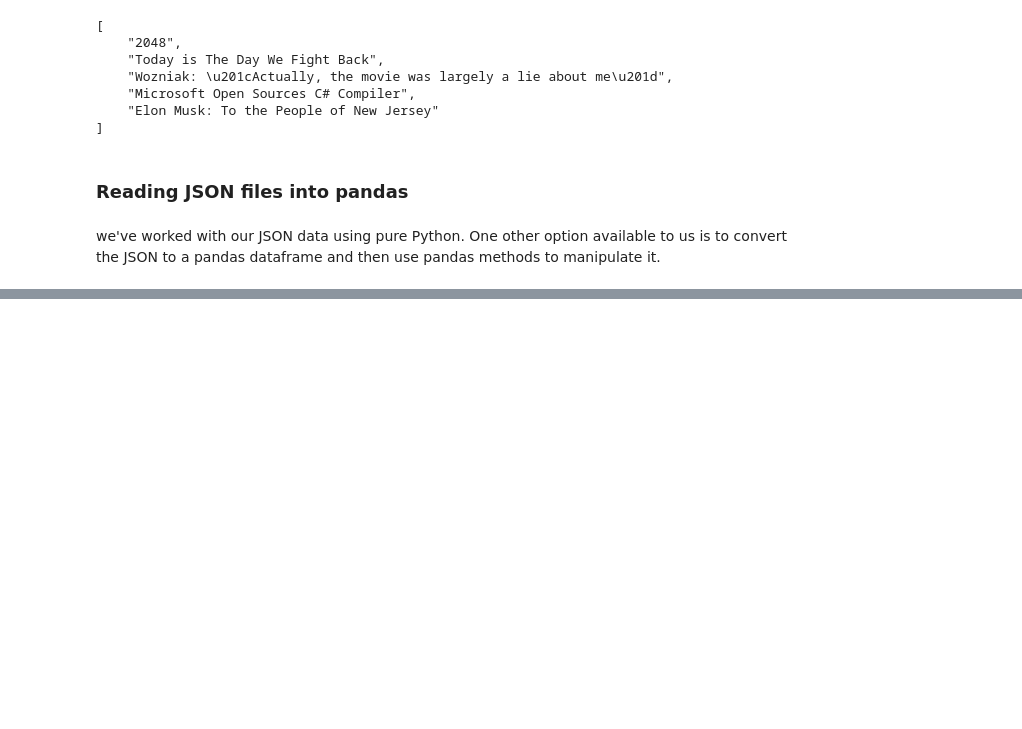
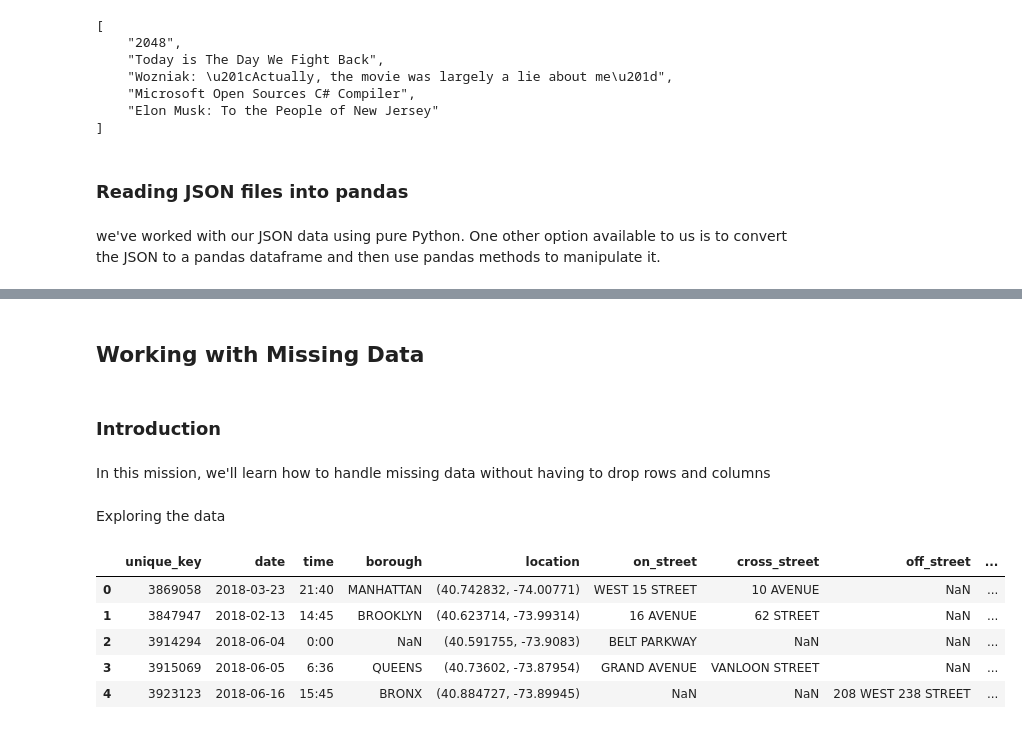
Before and after one commit to hoangvn111/Data-Cleaning-in-Python-Advanced, a Jupyter notebook: Data_Cleaning_in_Python_Advanced.ipynb, the cells around one changed output, grey strips where cells are left out. Drawn from its saved outputs; the diff is of its cells as text; code cells hidden in the pictures; blank space fills up the shorter version.

```diff
--- a/Data_Cleaning_in_Python_Advanced.ipynb
+++ b/Data_Cleaning_in_Python_Advanced.ipynb
@@ -922,0 +994,21 @@ we've worked with our JSON data using pure Python. One other option available to
+# %% [markdown]
+## Working with Missing Data
+# %% [markdown]
+### Introduction
+# %% [markdown]
+In this mission, we'll learn how to handle missing data without having to drop rows and columns
+# %%
+import pandas as pd
+
+mvc = pd.read_csv('/content/drive/MyDrive/my_datasets/Data Cleaning in Python Advanced/nypd_mvc_2018.csv')
+# %% [markdown]
+Exploring the data
+# %%
+mvc.head()
+# %% [output]
+|  | unique_key | date | time | borough | location | on_street | cross_street | off_street | ... |
+| 0 | 3869058 | 2018-03-23 | 21:40 | MANHATTAN | (40.742832, -74.00771) | WEST 15 STREET | 10 AVENUE | NaN | ... |
+| 1 | 3847947 | 2018-02-13 | 14:45 | BROOKLYN | (40.623714, -73.99314) | 16 AVENUE | 62 STREET | NaN | ... |
+| 2 | 3914294 | 2018-06-04 | 0:00 | NaN | (40.591755, -73.9083) | BELT PARKWAY | NaN | NaN | ... |
+| 3 | 3915069 | 2018-06-05 | 6:36 | QUEENS | (40.73602, -73.87954) | GRAND AVENUE | VANLOON STREET | NaN | ... |
+| 4 | 3923123 | 2018-06-16 | 15:45 | BRONX | (40.884727, -73.89945) | NaN | NaN | 208 WEST 238 STREET | ... |
```
Also changed, not shown: parts of 49 cells of this notebook.
